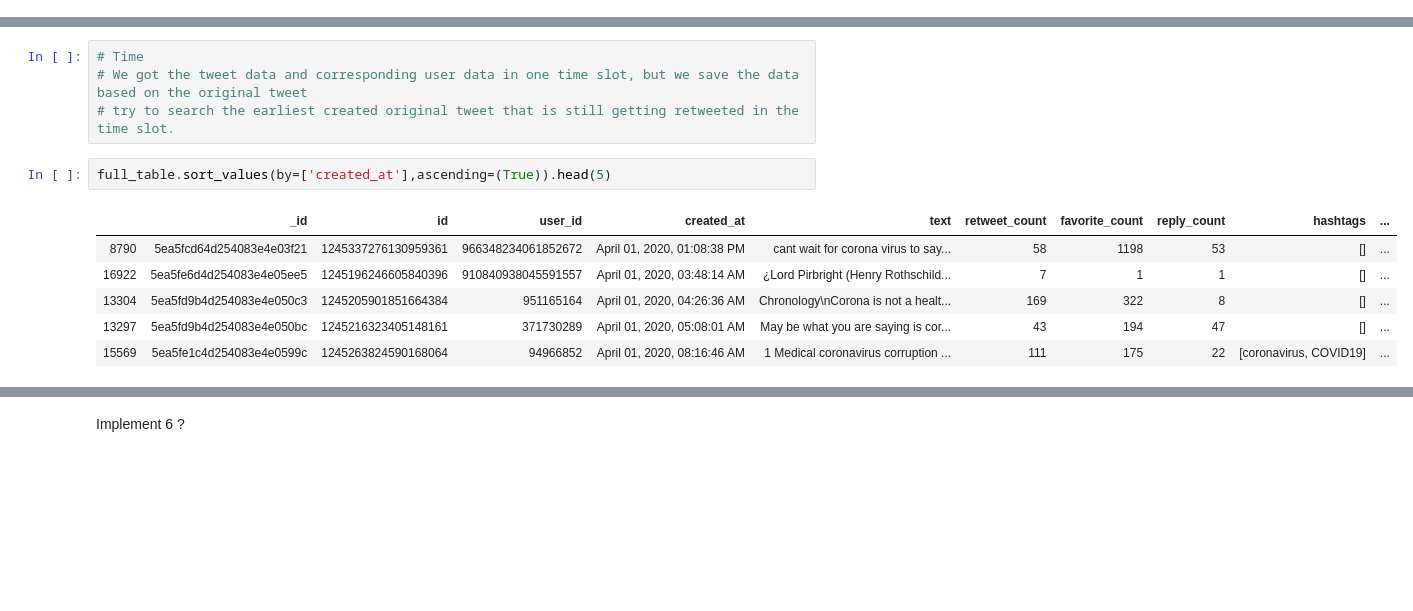
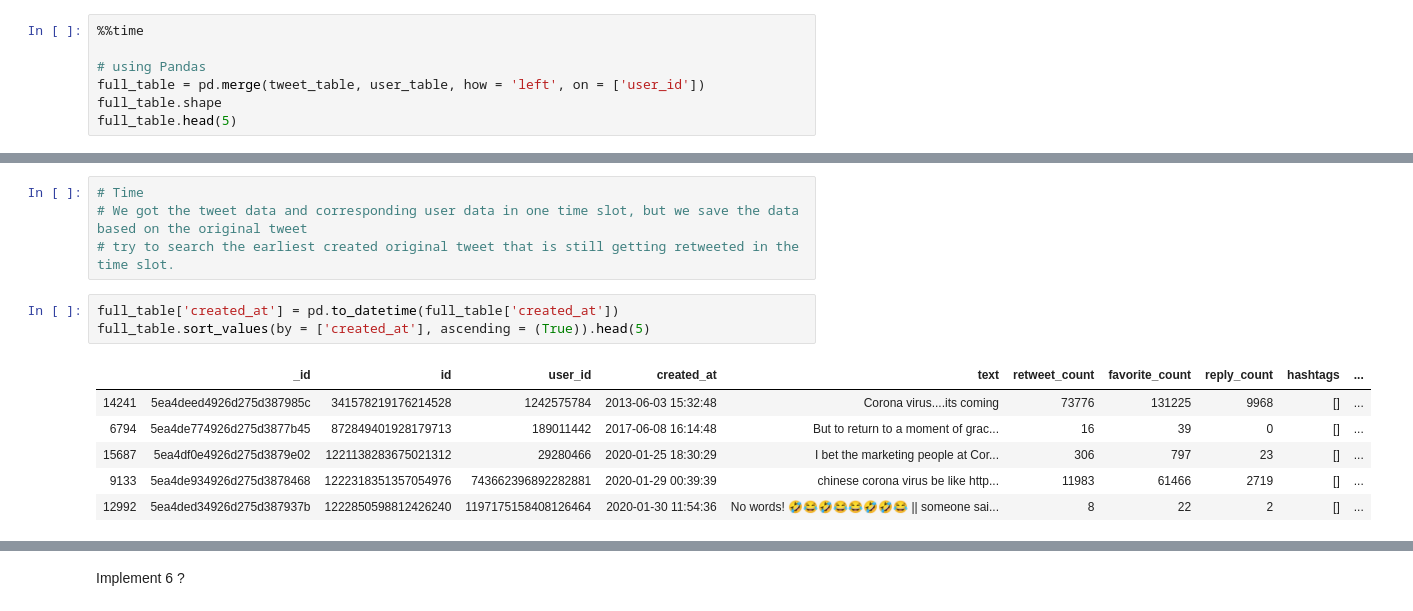
Before and after one commit to Hui-Dora-Wang/Search-Application-on-Twitter, a Jupyter notebook: search_app.ipynb, the cells around one changed output, grey strips where cells are left out. Drawn from its saved outputs; the diff is of its cells as text; blank space fills up the shorter version.

Commit message:
change int to bigint and fix full_table

```diff
--- a/search_app.ipynb
+++ b/search_app.ipynb
@@ -452,0 +436,7 @@ full_table.head(5)
+# %%
+%%time
+
+# using Pandas
+full_table = pd.merge(tweet_table, user_table, how = 'left', on = ['user_id'])
+full_table.shape
+full_table.head(5)
@@ -514,12 +512,13 @@ Implement 5
 # We got the tweet data and corresponding user data in one time slot, but we save the data based on the original tweet
 # try to search the earliest created original tweet that is still getting retweeted in the time slot.
 # %%
-full_table.sort_values(by=['created_at'],ascending=(True)).head(5)
+full_table['created_at'] = pd.to_datetime(full_table['created_at'])
+full_table.sort_values(by = ['created_at'], ascending = (True)).head(5)
 # %% [output]
 |  | _id | id | user_id | created_at | text | retweet_count | favorite_count | reply_count | hashtags | ... |
-| 8790 | 5ea5fcd64d254083e4e03f21 | 1245337276130959361 | 966348234061852672 | April 01, 2020, 01:08:38 PM | cant wait for corona virus to say... | 58 | 1198 | 53 | [] | ... |
-| 16922 | 5ea5fe6d4d254083e4e05ee5 | 1245196246605840396 | 910840938045591557 | April 01, 2020, 03:48:14 AM | ¿Lord Pirbright (Henry Rothschild... | 7 | 1 | 1 | [] | ... |
-| 13304 | 5ea5fd9b4d254083e4e050c3 | 1245205901851664384 | 951165164 | April 01, 2020, 04:26:36 AM | Chronology\nCorona is not a healt... | 169 | 322 | 8 | [] | ... |
-| 13297 | 5ea5fd9b4d254083e4e050bc | 1245216323405148161 | 371730289 | April 01, 2020, 05:08:01 AM | May be what you are saying is cor... | 43 | 194 | 47 | [] | ... |
-| 15569 | 5ea5fe1c4d254083e4e0599c | 1245263824590168064 | 94966852 | April 01, 2020, 08:16:46 AM | 1 Medical coronavirus corruption ... | 111 | 175 | 22 | [coronavirus, COVID19] | ... |
+| 14241 | 5ea4deed4926d275d387985c | 341578219176214528 | 1242575784 | 2013-06-03 15:32:48 | Corona virus....its coming | 73776 | 131225 | 9968 | [] | ... |
+| 6794 | 5ea4de774926d275d3877b45 | 872849401928179713 | 189011442 | 2017-06-08 16:14:48 | But to return to a moment of grac... | 16 | 39 | 0 | [] | ... |
+| 15687 | 5ea4df0e4926d275d3879e02 | 1221138283675021312 | 29280466 | 2020-01-25 18:30:29 | I bet the marketing people at Cor... | 306 | 797 | 23 | [] | ... |
+| 9133 | 5ea4de934926d275d3878468 | 1222318351357054976 | 743662396892282881 | 2020-01-29 00:39:39 | chinese corona virus be like http... | 11983 | 61466 | 2719 | [] | ... |
+| 12992 | 5ea4ded34926d275d387937b | 1222850598812426240 | 1197175158408126464 | 2020-01-30 11:54:36 | No words! 🤣😂🤣😂😂🤣🤣😂 || someone sai... | 8 | 22 | 2 | [] | ... |
 # %%
```
Also changed, not shown: parts of 21 cells of this notebook.
